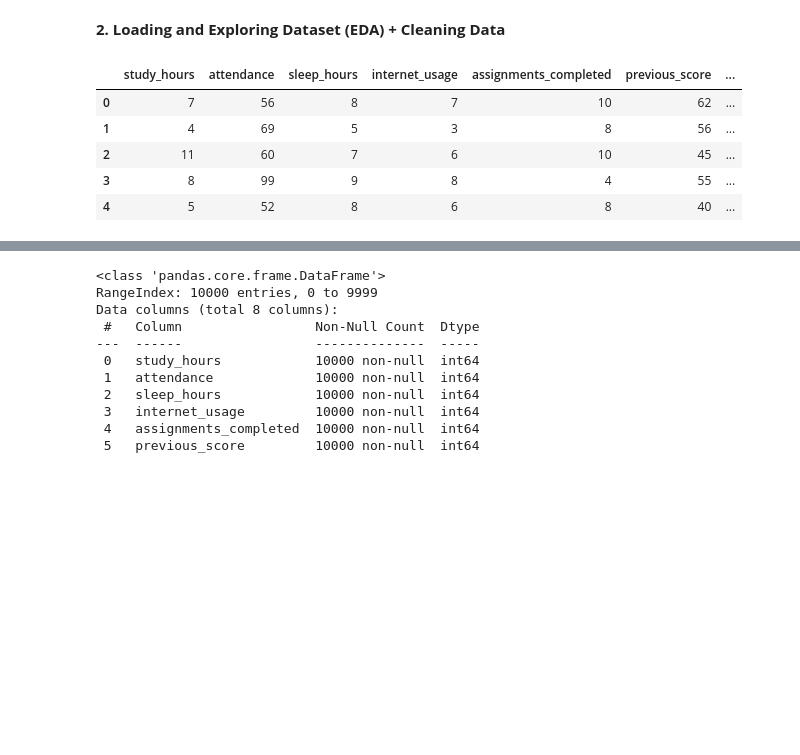
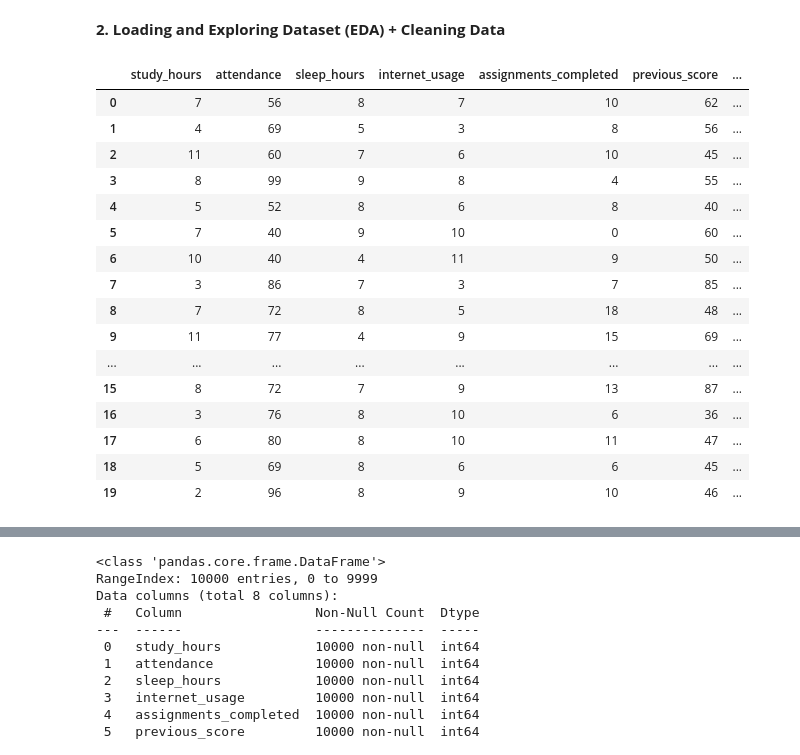
Before and after one commit to abdullahmufeezz/Students_Performance_Analysis_Prediction_System, a Jupyter notebook: Student_Performance_Analysis.ipynb, the cells around one changed output, grey strips where cells are left out. Drawn from its saved outputs; the diff is of its cells as text; code cells hidden in the pictures; blank space fills up the shorter version.

```diff
--- a/Student_Performance_Analysis.ipynb
+++ b/Student_Performance_Analysis.ipynb
@@ -18,11 +18,22 @@ from sklearn.metrics import mean_squared_error, r2_score, mean_absolute_error
 **2. Loading and Exploring Dataset (EDA) + Cleaning Data**
 # %%
 df = pd.read_csv("Students_dataset.csv")
-df.head()
+df.head(20)   #Checking first 20 values.
 # %% [output]
 |  | study_hours | attendance | sleep_hours | internet_usage | assignments_completed | previous_score | ... |
 | 0 | 7 | 56 | 8 | 7 | 10 | 62 | ... |
 | 1 | 4 | 69 | 5 | 3 | 8 | 56 | ... |
 | 2 | 11 | 60 | 7 | 6 | 10 | 45 | ... |
 | 3 | 8 | 99 | 9 | 8 | 4 | 55 | ... |
 | 4 | 5 | 52 | 8 | 6 | 8 | 40 | ... |
+| 5 | 7 | 40 | 9 | 10 | 0 | 60 | ... |
+| 6 | 10 | 40 | 4 | 11 | 9 | 50 | ... |
+| 7 | 3 | 86 | 7 | 3 | 7 | 85 | ... |
+| 8 | 7 | 72 | 8 | 5 | 18 | 48 | ... |
+| 9 | 11 | 77 | 4 | 9 | 15 | 69 | ... |
+| ... | ... | ... | ... | ... | ... | ... | ... |
+| 15 | 8 | 72 | 7 | 9 | 13 | 87 | ... |
+| 16 | 3 | 76 | 8 | 10 | 6 | 36 | ... |
+| 17 | 6 | 80 | 8 | 10 | 11 | 47 | ... |
+| 18 | 5 | 69 | 8 | 6 | 6 | 45 | ... |
+| 19 | 2 | 96 | 8 | 9 | 10 | 46 | ... |
```
Also changed, not shown: parts of 2 cells of this notebook.
